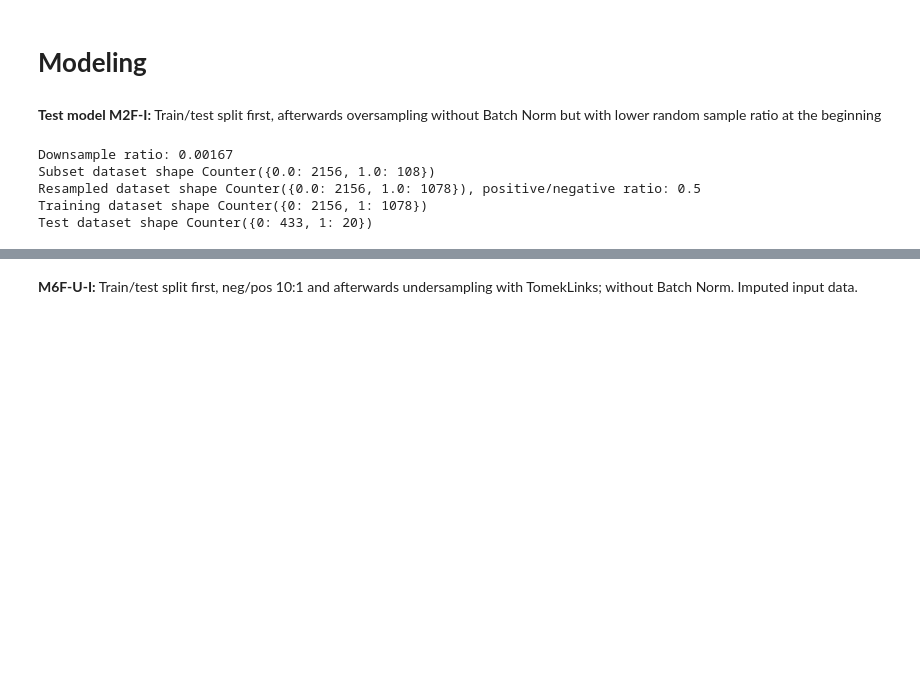
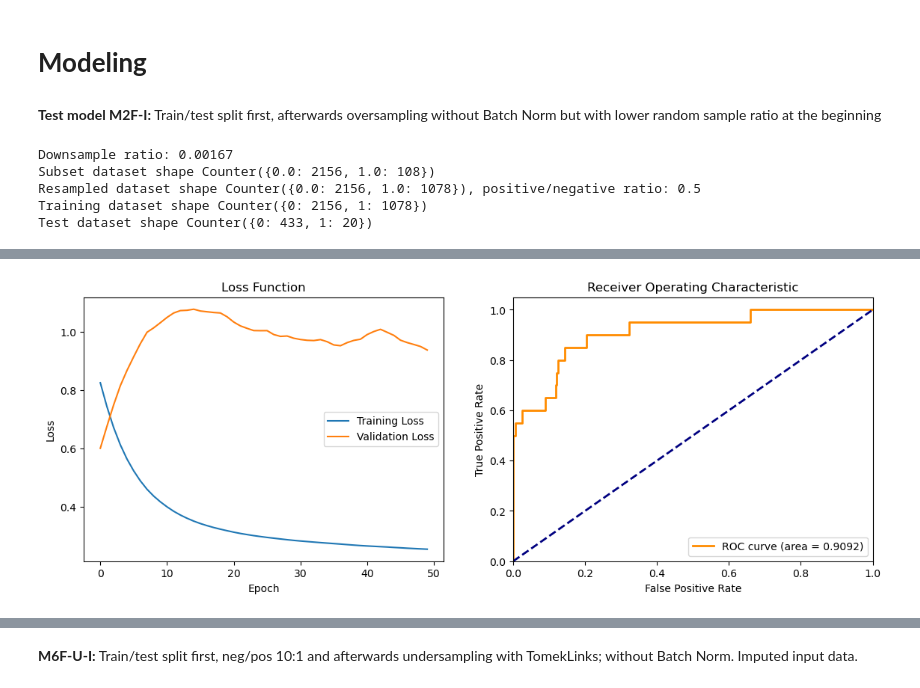
Before and after one commit to DARPA-CRITICALMAAS/beak-ta3, a Jupyter notebook: experiments/mag_nickel_nat/ann/baseline_final/02b_ann_baseline_final.ipynb, the cells around one changed output, grey strips where cells are left out. Cells and saved outputs as stored; diff of their text form; code cells hidden in the pictures; blank space fills up the shorter version.

```diff
--- a/experiments/mag_nickel_nat/ann/baseline_final/02b_ann_baseline_final.ipynb
+++ b/experiments/mag_nickel_nat/ann/baseline_final/02b_ann_baseline_final.ipynb
@@ -586,0 +594,15 @@ Training on 2587 samples.
+# %%
+# Plot loss and roc curve
+plot_loss_and_roc(train_results, model, X_test, y_test, batch_size=512)
+
+# Evaluation
+# Test (with oversampled data)
+eval = model.evaluate(X_test, y_test, batch_size=512)
+
+# Test (with oversampled data, only positives)
+eval_positives = model.evaluate(X_test[y_test==1], y_test[y_test==1], batch_size=512)
+
+print(f"\nEval - Test loss: {eval[0]:.4}, Test metric: {eval[1]:.4}")
+print(f"Eval positives only- Test loss: {eval_positives[0]:.4}, Test metric: {eval_positives[1]:.4}")
+# %% [output]
+[figure, added]
```
Also changed, not shown: parts of 81 cells of this notebook, 1 other file.
